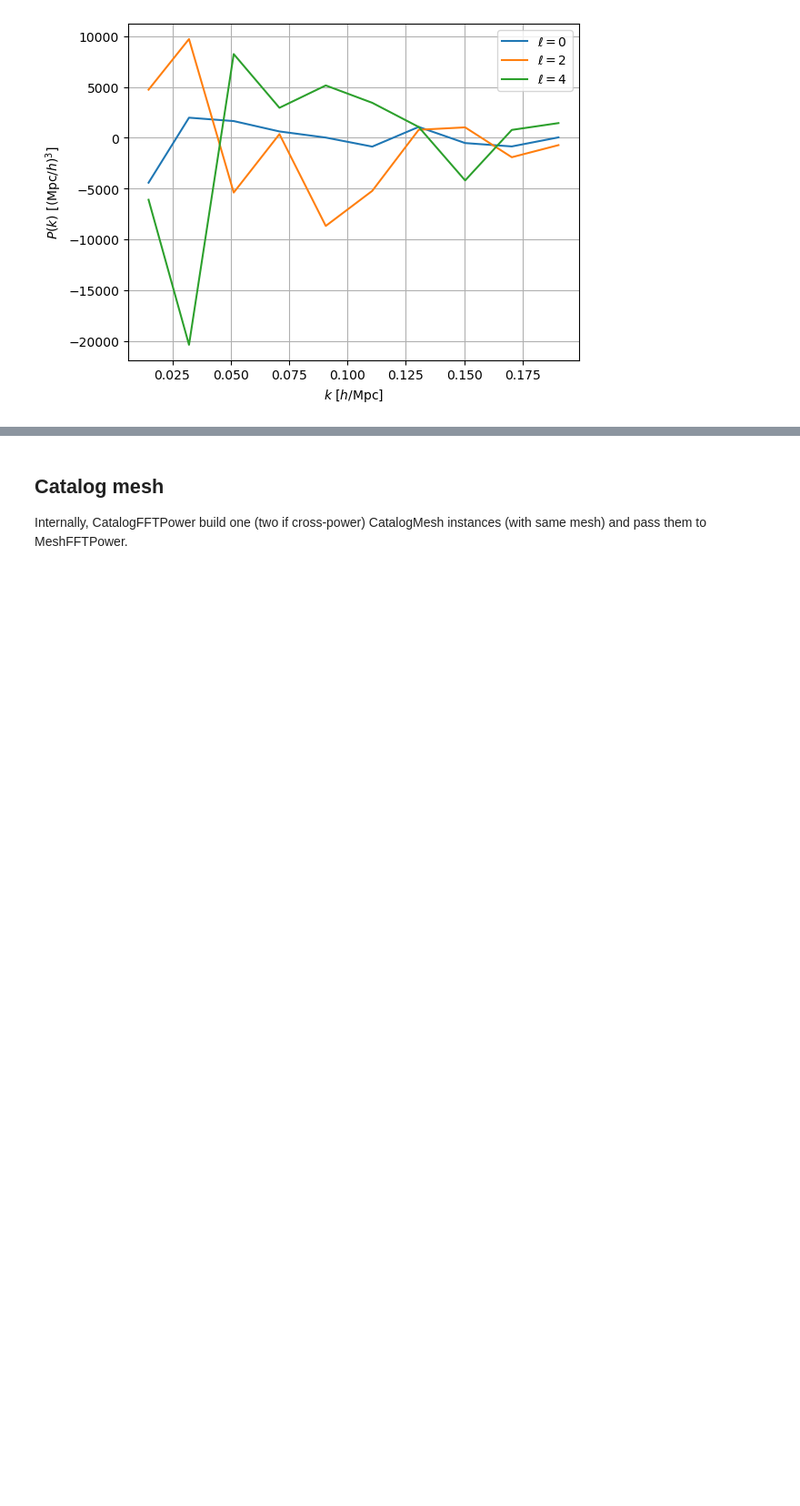
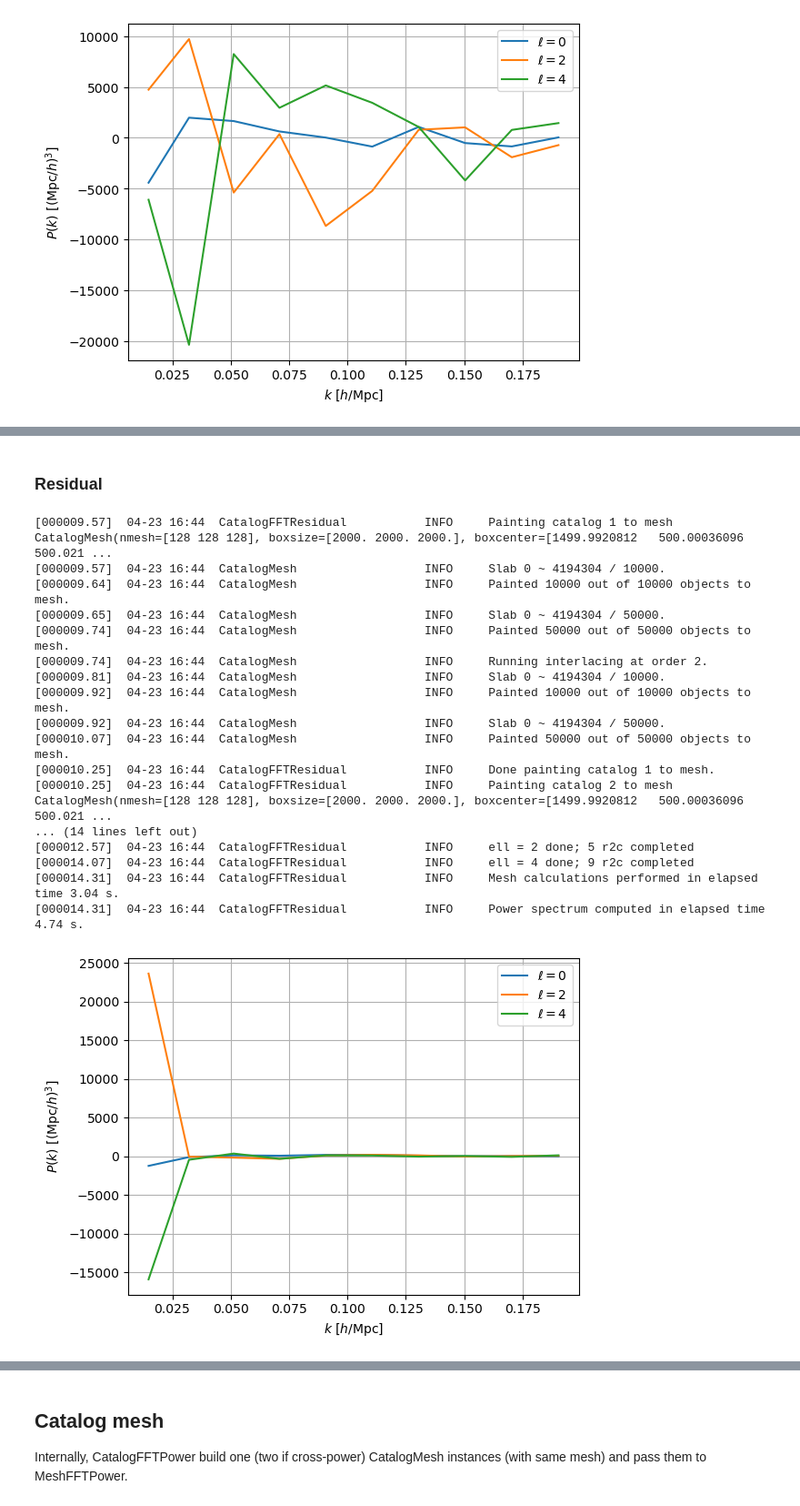
Before and after one commit to cosmodesi/pypower, a Jupyter notebook: nb/basic_examples.ipynb, the cells around one changed output, grey strips where cells are left out. Shown at 91% size. Saved outputs shown, nothing was run; the diff lists cells and outputs as text; code cells hidden in the pictures; blank space fills up the shorter version.

Commit message:
residual estimator

```diff
--- a/nb/basic_examples.ipynb
+++ b/nb/basic_examples.ipynb
@@ -229,3 +227,43 @@ with tempfile.TemporaryDirectory() as tmp_dir:
 # nmodes kmid               kavg               mumid              muavg               P(k,mu)
 1045     1.000000000000e-02 1.483431797705e-02 0.000000000000e+00 6.799452016843e-18  -8.624064271318e+03
 7664     3.000000000000e-02 3.214956038889e-02 0.000000000000e+00 -2.317793370825e-18 5.032551926796e+03
+# %% [markdown]
+### Residual
+# %%
+# "residual" estimator, computing (D - R) * R (in case shifted catalog is provided, this is (D - S) * R)
+from pypower import CatalogFFTResidual
+kedges = np.linspace(0, 0.2, 11)
+ells = (0, 2, 4)
+result_residual = CatalogFFTResidual(data_positions1=data_positions1, data_weights1=data_weights1,
+                                     randoms_positions1=randoms_positions1, randoms_weights1=randoms_weights1,
+                                     edges=kedges, ells=ells, interlacing=2, boxsize=2000., nmesh=128, resampler='tsc',
+                                     los=None, position_type='xyz', mpiroot=0)
+poles = result_residual.poles
+ax = plt.gca()
+for ill, ell in enumerate(poles.ells):
+    # Shot noise removed
+    ax.plot(*poles(ell=ell, return_k=True, complex=False), label=r'$\ell = {:d}$'.format(ell))
+ax.set_xlabel(r'$k$ [$h/\mathrm{Mpc}$]')
+ax.set_ylabel(r'$P(k)$ [$(\mathrm{Mpc}/h)^{3}$]')
+ax.grid(True)
+ax.legend()
+plt.show()
+# %% [output]
+[000009.57]  04-23 16:44  CatalogFFTResidual           INFO     Painting catalog 1 to mesh CatalogMesh(nmesh=[128 128 128], boxsize=[2000. 2000. 2000.], boxcenter=[1499.9920812   500.00036096  500.021 ...
+[000009.57]  04-23 16:44  CatalogMesh                  INFO     Slab 0 ~ 4194304 / 10000.
+[000009.64]  04-23 16:44  CatalogMesh                  INFO     Painted 10000 out of 10000 objects to mesh.
+[000009.65]  04-23 16:44  CatalogMesh                  INFO     Slab 0 ~ 4194304 / 50000.
+[000009.74]  04-23 16:44  CatalogMesh                  INFO     Painted 50000 out of 50000 objects to mesh.
+[000009.74]  04-23 16:44  CatalogMesh                  INFO     Running interlacing at order 2.
+[000009.81]  04-23 16:44  CatalogMesh                  INFO     Slab 0 ~ 4194304 / 10000.
+[000009.92]  04-23 16:44  CatalogMesh                  INFO     Painted 10000 out of 10000 objects to mesh.
+[000009.92]  04-23 16:44  CatalogMesh                  INFO     Slab 0 ~ 4194304 / 50000.
+[000010.07]  04-23 16:44  CatalogMesh                  INFO     Painted 50000 out of 50000 objects to mesh.
+[000010.25]  04-23 16:44  CatalogFFTResidual           INFO     Done painting catalog 1 to mesh.
+[000010.25]  04-23 16:44  CatalogFFTResidual           INFO     Painting catalog 2 to mesh CatalogMesh(nmesh=[128 128 128], boxsize=[2000. 2000. 2000.], boxcenter=[1499.9920812   500.00036096  500.021 ...
+... (14 lines left out)
+[000012.57]  04-23 16:44  CatalogFFTResidual           INFO     ell = 2 done; 5 r2c completed
+[000014.07]  04-23 16:44  CatalogFFTResidual           INFO     ell = 4 done; 9 r2c completed
+[000014.31]  04-23 16:44  CatalogFFTResidual           INFO     Mesh calculations performed in elapsed time 3.04 s.
+[000014.31]  04-23 16:44  CatalogFFTResidual           INFO     Power spectrum computed in elapsed time 4.74 s.
+[figure, added]
```
Also changed, not shown: parts of 11 cells of this notebook, 8 other files.
